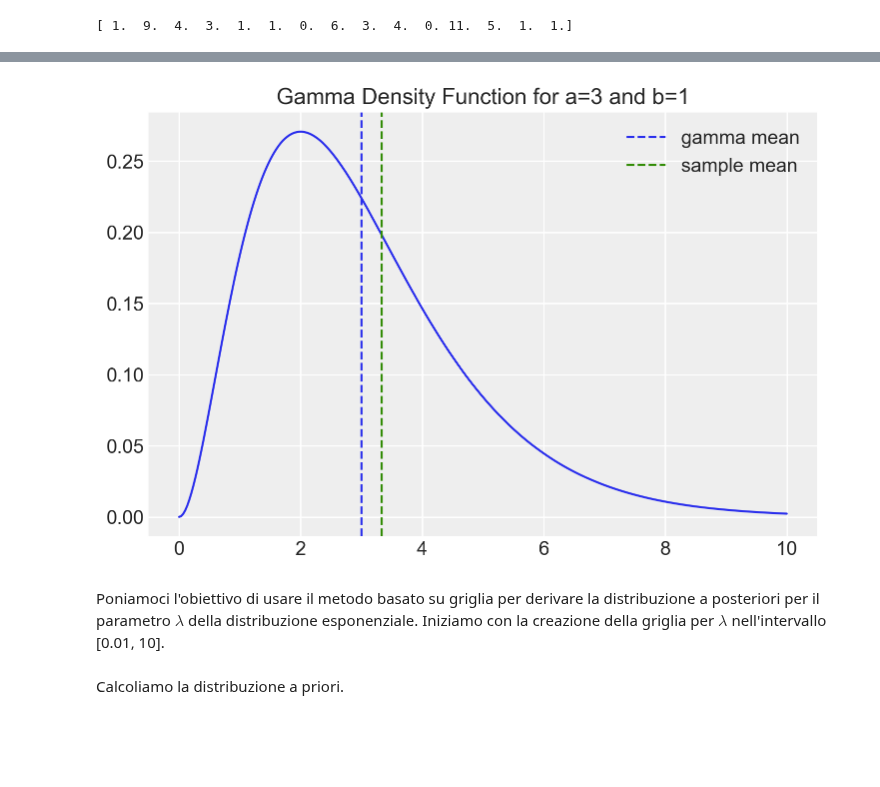
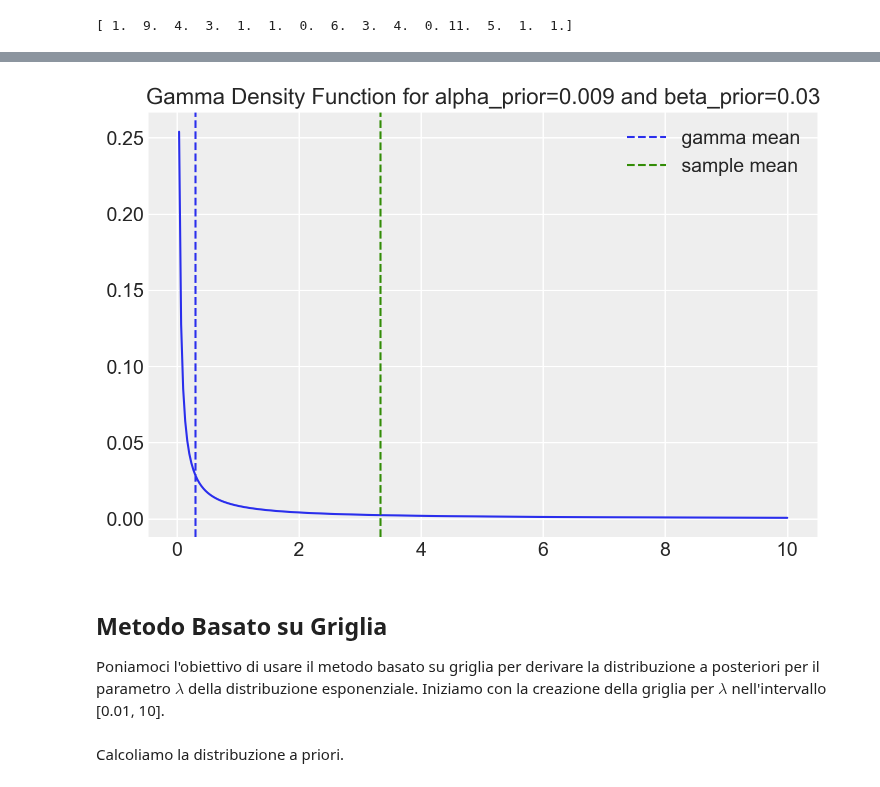
Before and after one commit to ccaudek/psicometria, a Jupyter notebook: chapters/bayesian_inference/08_exponential_model.ipynb, the cells around one changed output, grey strips where cells are left out. Cells and saved outputs as stored; diff of their text form; code cells hidden in the pictures; blank space fills up the shorter version.

```diff
--- a/chapters/bayesian_inference/08_exponential_model.ipynb
+++ b/chapters/bayesian_inference/08_exponential_model.ipynb
@@ -100,18 +171,20 @@ Per questi dati, imponiamo una distribuzione Gamma quale distribuzione a priori
 # %%
-alpha_prior = 3
-beta_prior = 1
+alpha_prior = 0.009
+beta_prior = 0.03
 
 x = np.linspace(start=0, stop=10, num=300)
 
 plt.plot(x, stats.gamma.pdf(x, a=alpha_prior, scale=1 / beta_prior))
 plt.axvline(x=alpha_prior / beta_prior, linestyle="--", label="gamma mean")
 plt.axvline(x=y.mean(), linestyle="--", color="C2", label="sample mean")
 plt.legend()
-plt.title(f"Gamma Density Function for a={3} and b={1}")
+plt.title(f"Gamma Density Function for alpha_prior={0.009} and beta_prior={0.03}")
 plt.show()
 # %% [output]
-[figure, old version]
+[figure, new version]
 # %% [markdown]
+## Metodo Basato su Griglia
+
 Poniamoci l'obiettivo di usare il metodo basato su griglia per derivare la distribuzione a posteriori per il parametro $\lambda$ della distribuzione esponenziale. Iniziamo con la creazione della griglia per $\lambda$ nell'intervallo [0.01, 10].
 # %%
 # Evita zero per evitare divisione per zero
```
Also changed, not shown: parts of 21 cells of this notebook, 13 other files.
